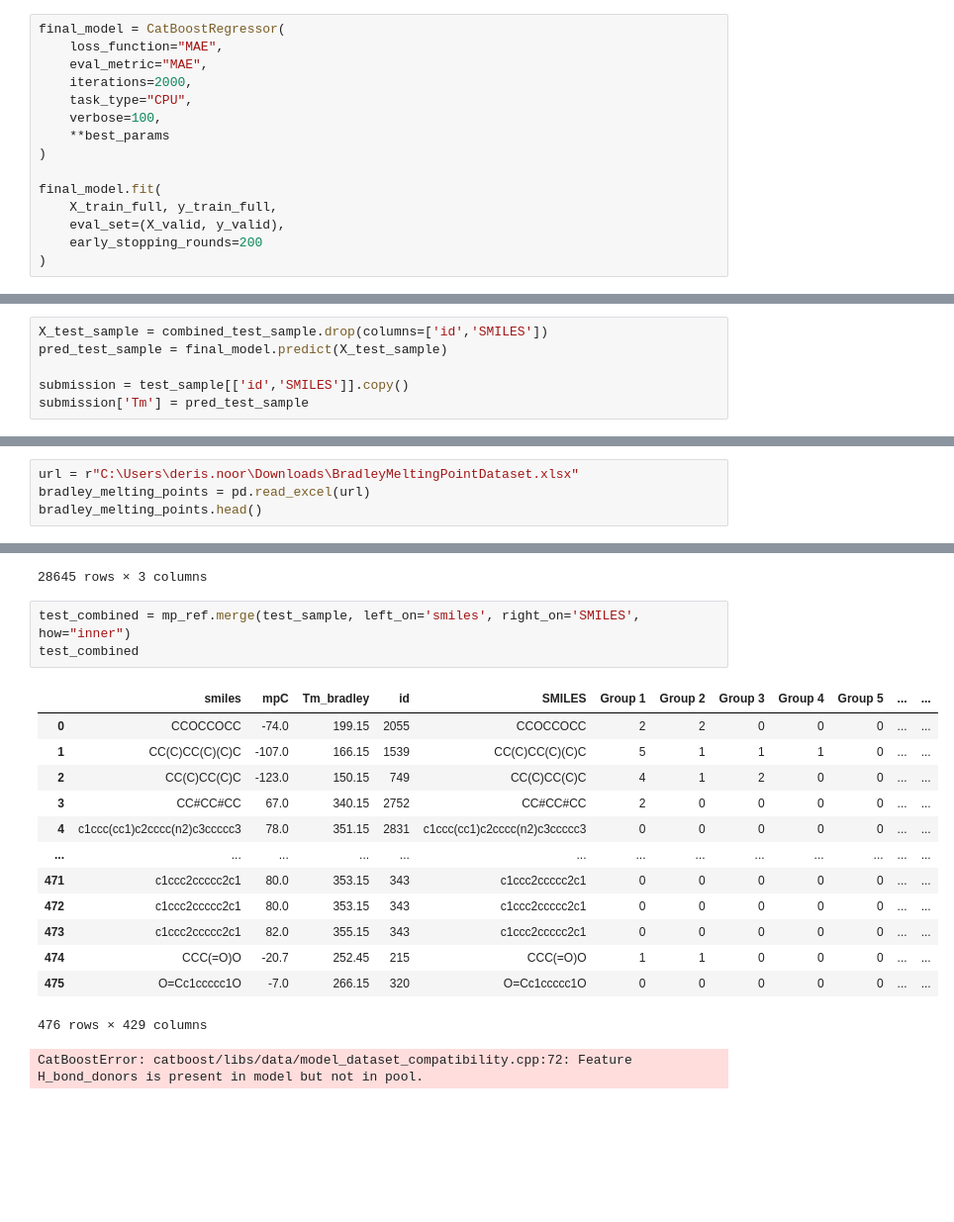
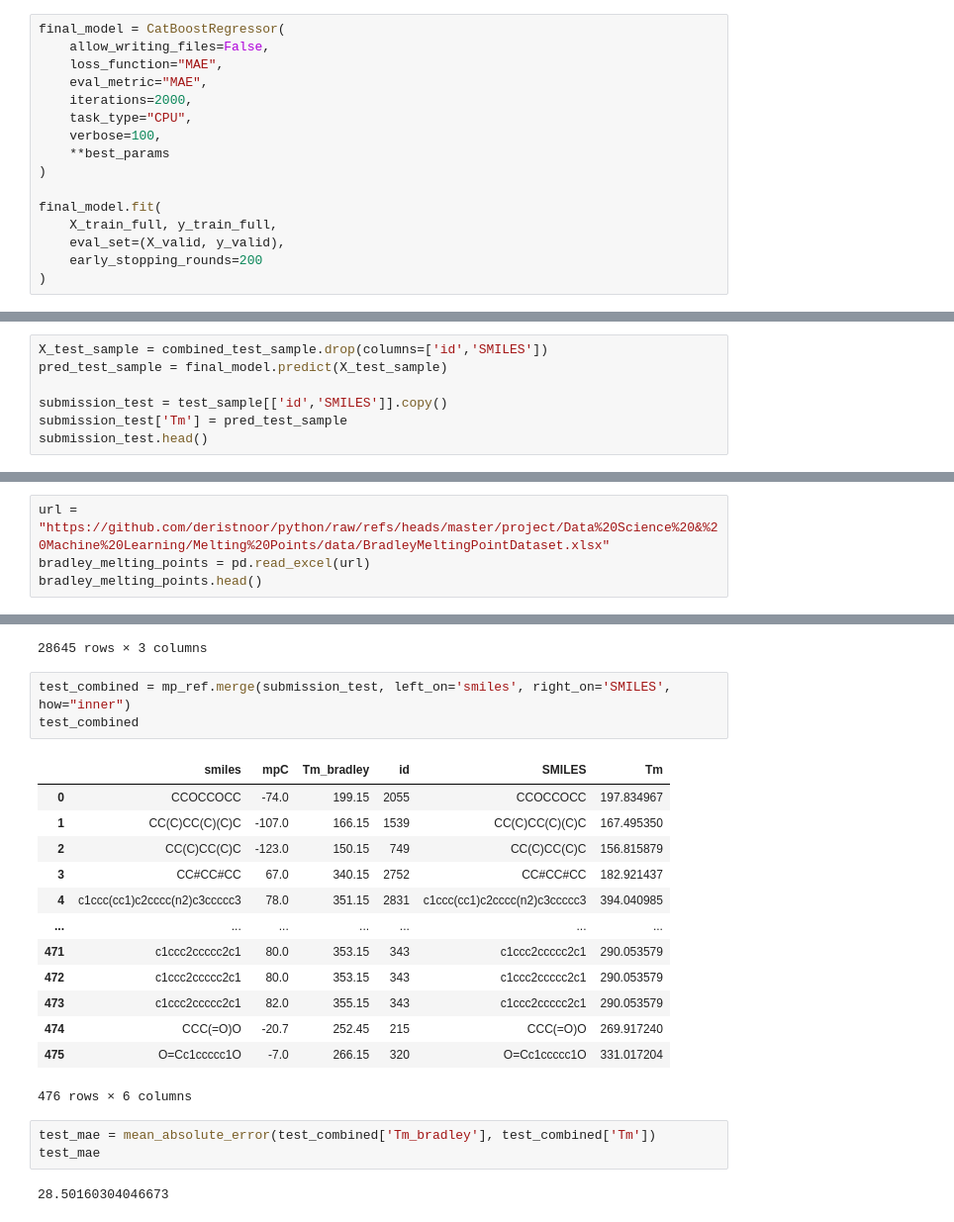
Before and after one commit to deristnoor/python, a Jupyter notebook: project/Data Science & Machine Learning/Melting Points/melting_points.ipynb, the cells around one changed output, grey strips where cells are left out. Shown at 99% size. Cells and saved outputs as stored; diff of their text form; blank space fills up the shorter version.

Commit message:
Completed project

```diff
--- a/project/Data Science & Machine Learning/Melting Points/melting_points.ipynb
+++ b/project/Data Science & Machine Learning/Melting Points/melting_points.ipynb
@@ -1004,5 +1010,6 @@ print(f"Best parameters: {best_params}")
 # %%
 final_model = CatBoostRegressor(
+    allow_writing_files=False,
     loss_function="MAE",
     eval_metric="MAE",
     iterations=2000,
@@ -1095,5 +1102,6 @@ combined_test_sample
 X_test_sample = combined_test_sample.drop(columns=['id','SMILES'])
 pred_test_sample = final_model.predict(X_test_sample)
 
-submission = test_sample[['id','SMILES']].copy()
-submission['Tm'] = pred_test_sample
+submission_test = test_sample[['id','SMILES']].copy()
+submission_test['Tm'] = pred_test_sample
+submission_test.head()
@@ -1116,7 +1126,7 @@ submission
 # %% [markdown]
 ## Melting Points Reference from Jean-Claude Bradley Open Melting Point Dataset
 # %%
-url = r"C:\Users\deris.noor\Downloads\BradleyMeltingPointDataset.xlsx"
+url = "https://github.com/deristnoor/python/raw/refs/heads/master/project/Data%20Science%20&%20Machine%20Learning/Melting%20Points/data/BradleyMeltingPointDataset.xlsx"
 bradley_melting_points = pd.read_excel(url)
 bradley_melting_points.head()
 # %% [output]
@@ -1145,22 +1155,24 @@ mp_ref
 | 28644 | N#C\C=C/C | -72.6 | 200.55 |
 28645 rows × 3 columns
 # %%
-test_combined = mp_ref.merge(test_sample, left_on='smiles', right_on='SMILES', how="inner")
+test_combined = mp_ref.merge(submission_test, left_on='smiles', right_on='SMILES', how="inner")
 test_combined
 # %% [output]
-|  | smiles | mpC | Tm_bradley | id | SMILES | Group 1 | Group 2 | Group 3 | Group 4 | Group 5 | ... | ... |
-| 0 | CCOCCOCC | -74.0 | 199.15 | 2055 | CCOCCOCC | 2 | 2 | 0 | 0 | 0 | ... | ... |
-| 1 | CC(C)CC(C)(C)C | -107.0 | 166.15 | 1539 | CC(C)CC(C)(C)C | 5 | 1 | 1 | 1 | 0 | ... | ... |
-| 2 | CC(C)CC(C)C | -123.0 | 150.15 | 749 | CC(C)CC(C)C | 4 | 1 | 2 | 0 | 0 | ... | ... |
-| 3 | CC#CC#CC | 67.0 | 340.15 | 2752 | CC#CC#CC | 2 | 0 | 0 | 0 | 0 | ... | ... |
-| 4 | c1ccc(cc1)c2cccc(n2)c3ccccc3 | 78.0 | 351.15 | 2831 | c1ccc(cc1)c2cccc(n2)c3ccccc3 | 0 | 0 | 0 | 0 | 0 | ... | ... |
-| ... | ... | ... | ... | ... | ... | ... | ... | ... | ... | ... | ... | ... |
-| 471 | c1ccc2ccccc2c1 | 80.0 | 353.15 | 343 | c1ccc2ccccc2c1 | 0 | 0 | 0 | 0 | 0 | ... | ... |
-| 472 | c1ccc2ccccc2c1 | 80.0 | 353.15 | 343 | c1ccc2ccccc2c1 | 0 | 0 | 0 | 0 | 0 | ... | ... |
-| 473 | c1ccc2ccccc2c1 | 82.0 | 355.15 | 343 | c1ccc2ccccc2c1 | 0 | 0 | 0 | 0 | 0 | ... | ... |
-| 474 | CCC(=O)O | -20.7 | 252.45 | 215 | CCC(=O)O | 1 | 1 | 0 | 0 | 0 | ... | ... |
-| 475 | O=Cc1ccccc1O | -7.0 | 266.15 | 320 | O=Cc1ccccc1O | 0 | 0 | 0 | 0 | 0 | ... | ... |
+|  | smiles | mpC | Tm_bradley | id | SMILES | Tm |
+| 0 | CCOCCOCC | -74.0 | 199.15 | 2055 | CCOCCOCC | 197.834967 |
+| 1 | CC(C)CC(C)(C)C | -107.0 | 166.15 | 1539 | CC(C)CC(C)(C)C | 167.495350 |
+| 2 | CC(C)CC(C)C | -123.0 | 150.15 | 749 | CC(C)CC(C)C | 156.815879 |
+| 3 | CC#CC#CC | 67.0 | 340.15 | 2752 | CC#CC#CC | 182.921437 |
+| 4 | c1ccc(cc1)c2cccc(n2)c3ccccc3 | 78.0 | 351.15 | 2831 | c1ccc(cc1)c2cccc(n2)c3ccccc3 | 394.040985 |
+| ... | ... | ... | ... | ... | ... | ... |
+| 471 | c1ccc2ccccc2c1 | 80.0 | 353.15 | 343 | c1ccc2ccccc2c1 | 290.053579 |
+| 472 | c1ccc2ccccc2c1 | 80.0 | 353.15 | 343 | c1ccc2ccccc2c1 | 290.053579 |
+| 473 | c1ccc2ccccc2c1 | 82.0 | 355.15 | 343 | c1ccc2ccccc2c1 | 290.053579 |
+| 474 | CCC(=O)O | -20.7 | 252.45 | 215 | CCC(=O)O | 269.917240 |
+| 475 | O=Cc1ccccc1O | -7.0 | 266.15 | 320 | O=Cc1ccccc1O | 331.017204 |
-476 rows × 429 columns
+476 rows × 6 columns
 # %%
+test_mae = mean_absolute_error(test_combined['Tm_bradley'], test_combined['Tm'])
+test_mae
 # %% [output]
-CatBoostError: catboost/libs/data/model_dataset_compatibility.cpp:72: Feature H_bond_donors is present in model but not in pool.
+28.50160304046673
```
Also changed, not shown: parts of 10 cells of this notebook.
